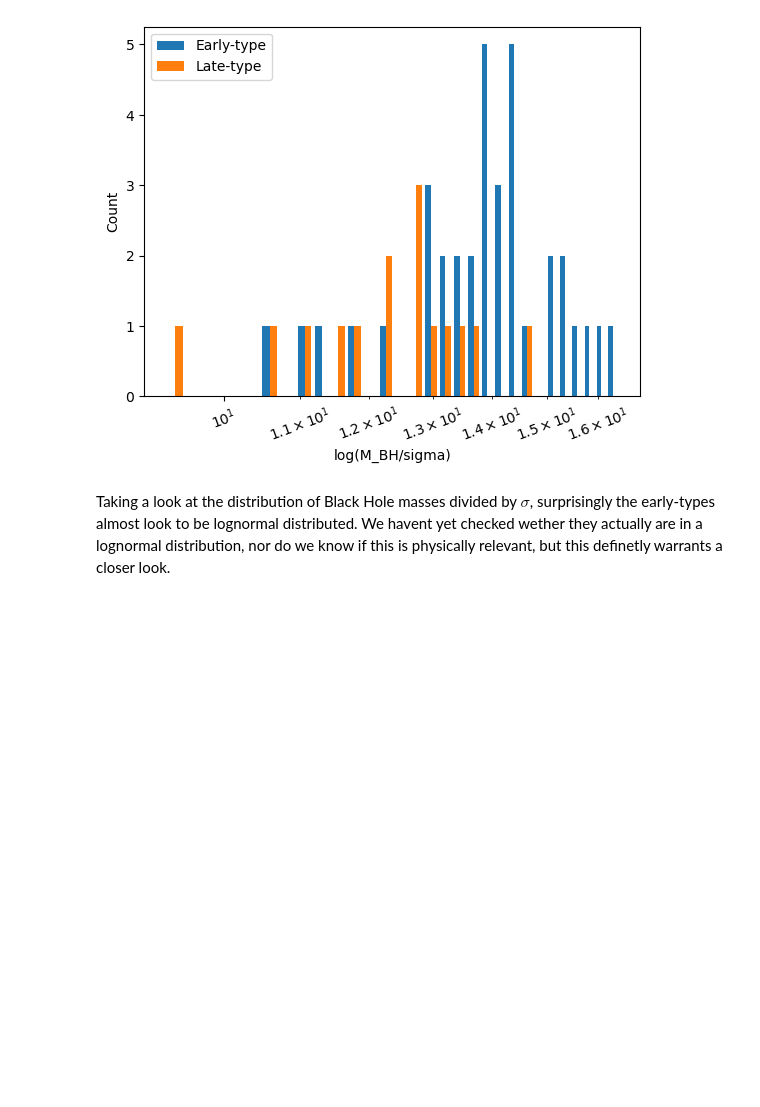
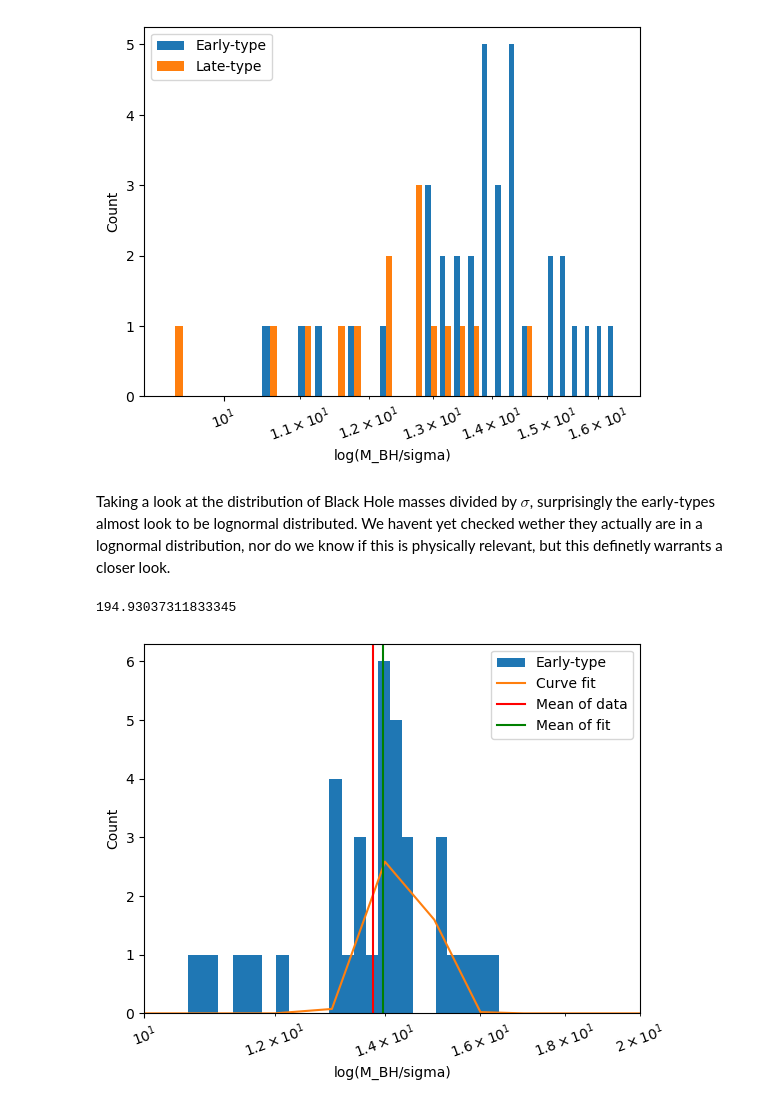
Before and after one commit to MonkeyTreeLover/M-Sigma-Relation, a Jupyter notebook: M_Sigma_Report.ipynb, the cells around one changed output. Cells and saved outputs as stored; diff of their text form; code cells hidden in the pictures; blank space fills up the shorter version.

Commit message:
Tested lognormal distribution
Tested lognormal distribution on M/sigma data, Im almost certain my results are wrong

```diff
--- a/M_Sigma_Report.ipynb
+++ b/M_Sigma_Report.ipynb
@@ -100,3 +101,32 @@ plt.show()
 [figure]
 # %% [markdown]
 Taking a look at the distribution of Black Hole masses divided by $\sigma$, surprisingly the early-types almost look to be lognormal distributed. We havent yet checked wether they actually are in a lognormal distribution, nor do we know if this is physically relevant, but this definetly warrants a closer look.
+# %%
+x = "M_BH (solar masses)"
+y = "sigma_e (km/s)"
+def logfunc(x, mu, sigma):
+    return (1/(x*np.sqrt(2*np.pi*sigma**2)))*np.exp((-(np.log(x)-mu)**2)/(2*sigma**2))
+bins = 25
+plt.hist(np.log(early_type[x]/early_type[y]), label = "Early-type", bins = bins)
+y_data, x_data = np.histogram(np.log(early_type[x]/early_type[y]), bins = bins) #This should not be a log, but the fit doesnt give me anything if it isnt
+plt.xscale("log")
+#print((y_data), (x_data))
+
+popt, pcov = curve_fit(logfunc, x_data[:-1], y_data)
+plt.plot(logfunc(x_data, popt[0], popt[1]), label = "Curve fit")
+plt.axvline((np.average(a = x_data[:-1], weights = y_data)), color = "r", label = "Mean of data")
+plt.axvline(np.exp(popt[0]), color = "g", label = "Mean of fit")
+
+#print(np.exp(2*popt[0]+(popt[1]**2))*(np.exp(popt[1])-1))
+#print(np.exp(popt[1])**2)
+print(np.exp(2*popt[0]+2*(popt[1]**2)))
+
+plt.legend()
+plt.tick_params(axis = "x", which = "both", labelrotation = 20)
+plt.xlabel("log(M_BH/sigma)")
+plt.ylabel("Count")
+plt.xlim(10, 20)
+plt.show()
+# %% [output]
+194.93037311833345
+[figure, added]
```
Also changed, not shown: parts of 2 cells of this notebook.
